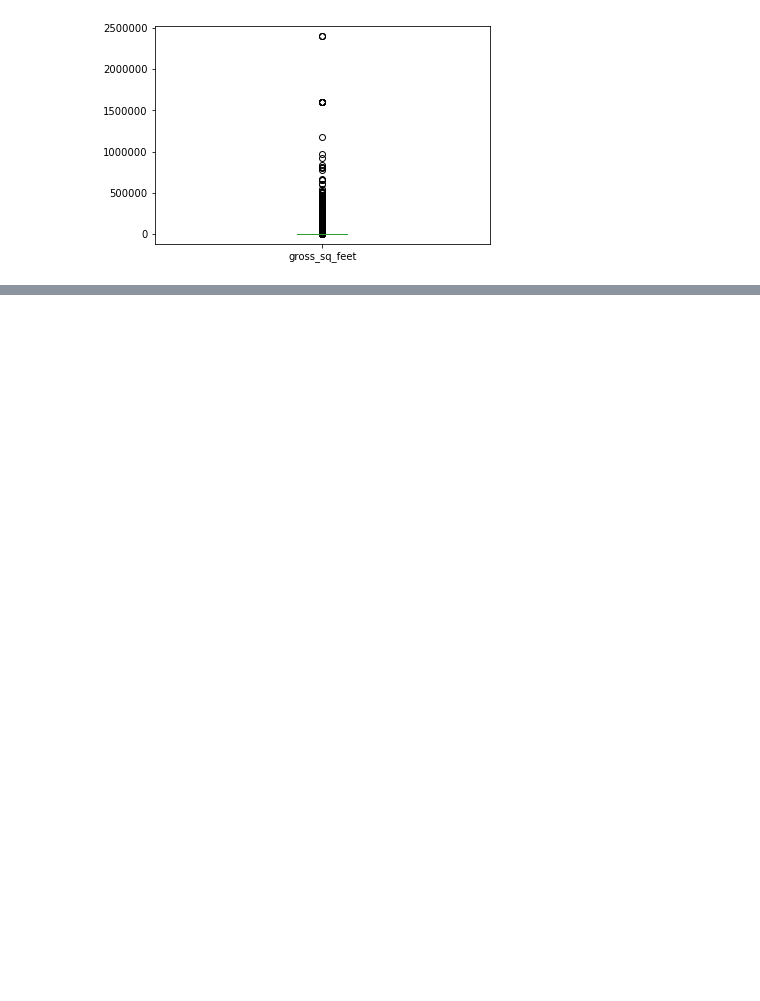
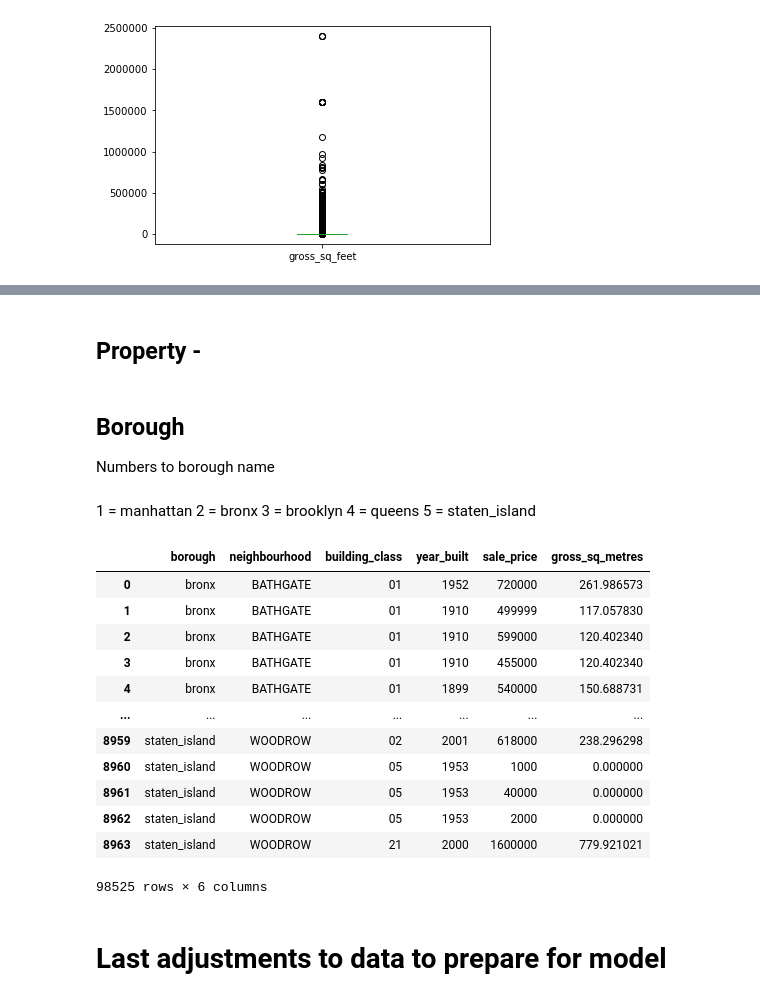
Before and after one commit to arjunrajkumar-ds/ADS_Project_1, a Jupyter notebook: code/preprocessing.ipynb, the cells around one changed output, grey strips where cells are left out. Cells and saved outputs as stored; diff of their text form; code cells hidden in the pictures; blank space fills up the shorter version.

```diff
--- a/code/preprocessing.ipynb
+++ b/code/preprocessing.ipynb
@@ -446,0 +579,46 @@ yellow_categorical = yellow.select(f.col('tpep_pickup_datetime'), f.col('tpep_dr
+# %% [markdown]
+## Property -
+# %%
+# 1 gross square foot = 0.09290304 metres sq
+property_df['gross_sq_metres'] = property_df['gross_sq_feet'].apply(lambda x: x * 0.09290304)
+property_df = property_df.drop(columns = ['gross_sq_feet'])
+# %%
+# Isolating the Building Class tag (number) so that it can be easily visualized / one-hot-encoded later
+
+property_df['building_class'] = property_df['building_class'].str[0:3]
+# %% [markdown]
+## Borough
+
+Numbers to borough name
+# %% [markdown]
+1 = manhattan
+2 = bronx
+3 = brooklyn
+4 = queens
+5 = staten_island
+# %%
+property_df['borough'] = property_df['borough'].astype('str')
+# %%
+property_df['borough'] = property_df['borough'].str.replace('1','manhattan')
+property_df['borough'] = property_df['borough'].str.replace('2','bronx')
+property_df['borough'] = property_df['borough'].str.replace('3','brooklyn')
+property_df['borough'] = property_df['borough'].str.replace('4','queens')
+property_df['borough'] = property_df['borough'].str.replace('5','staten_island')
+# %%
+property_df
+# %% [output]
+|  | borough | neighbourhood | building_class | year_built | sale_price | gross_sq_metres |
+| 0 | bronx | BATHGATE | 01 | 1952 | 720000 | 261.986573 |
+| 1 | bronx | BATHGATE | 01 | 1910 | 499999 | 117.057830 |
+| 2 | bronx | BATHGATE | 01 | 1910 | 599000 | 120.402340 |
+| 3 | bronx | BATHGATE | 01 | 1910 | 455000 | 120.402340 |
+| 4 | bronx | BATHGATE | 01 | 1899 | 540000 | 150.688731 |
+| ... | ... | ... | ... | ... | ... | ... |
+| 8959 | staten_island | WOODROW | 02 | 2001 | 618000 | 238.296298 |
+| 8960 | staten_island | WOODROW | 05 | 1953 | 1000 | 0.000000 |
+| 8961 | staten_island | WOODROW | 05 | 1953 | 40000 | 0.000000 |
+| 8962 | staten_island | WOODROW | 05 | 1953 | 2000 | 0.000000 |
+| 8963 | staten_island | WOODROW | 21 | 2000 | 1600000 | 779.921021 |
+98525 rows × 6 columns
+# %% [markdown]
+# Last adjustments to data to prepare for model
```
Also changed, not shown: parts of 86 cells of this notebook, 2 other files.
